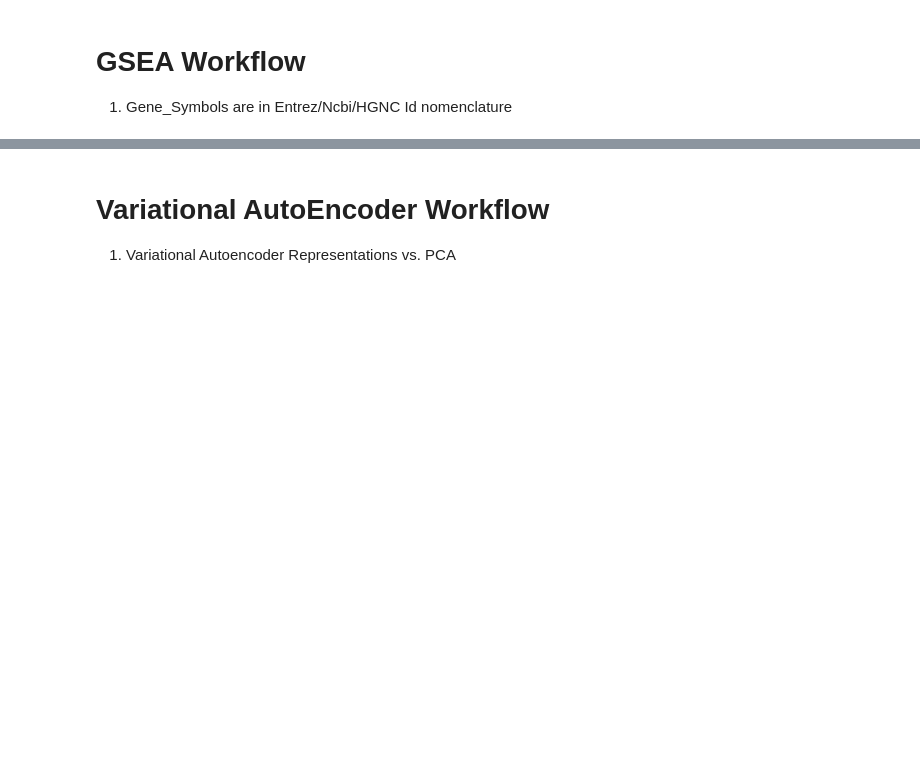
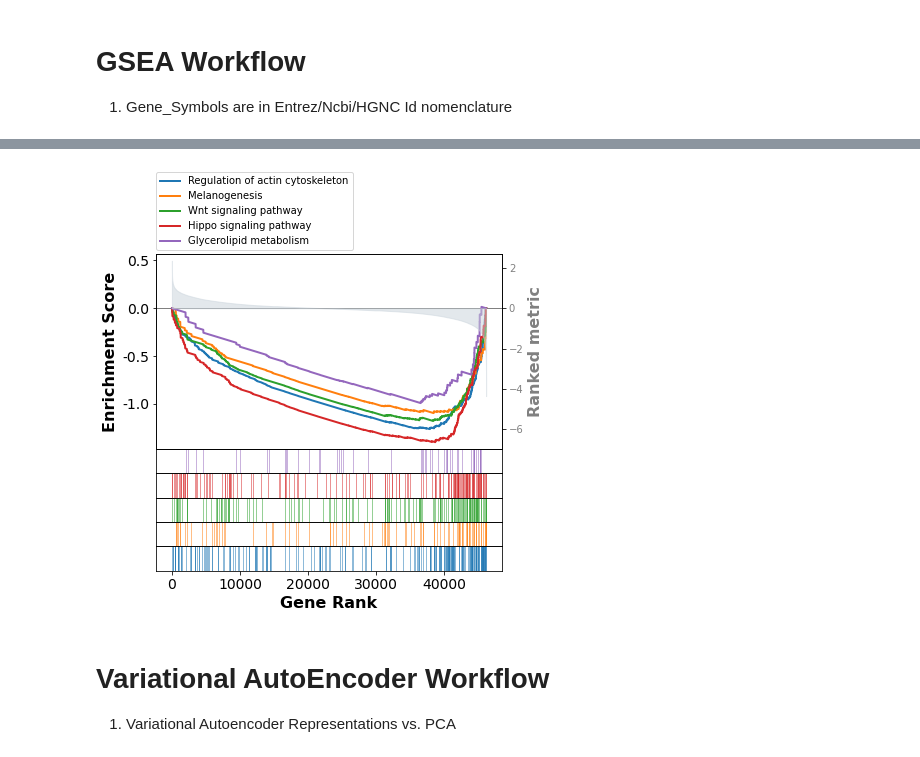
Before and after one commit to alexjimenez99/GSEA_RNAseq, a Jupyter notebook: SCANPY_RNAseq_Aging.ipynb, the cells around one changed output, grey strips where cells are left out. Cells and saved outputs as stored; diff of their text form; code cells hidden in the pictures; blank space fills up the shorter version.

```diff
--- a/SCANPY_RNAseq_Aging.ipynb
+++ b/SCANPY_RNAseq_Aging.ipynb
@@ -114,5 +102,4 @@ Name: count, dtype: int64
 # %%
-import gseapy as gp
 
 def load_gene_dicts(prefix):
 
@@ -130,10 +117,10 @@ def load_gene_dicts(prefix):
 
   return library_dict
 
-prefix = '/content/drive/MyDrive/DataScience/Portfolio Development/Clustering/RNASeq/GSEA_RNAseq/gene_libraries/'
+# prefix = '/content/drive/MyDrive/DataScience/Portfolio Development/Clustering/RNASeq/GSEA_RNAseq/gene_libraries/'
 
 # Beginning of the folder paths
-# prefix = 'gene_libraries/'
+prefix = 'gene_libraries/'
 library_dict = load_gene_dicts(prefix)
 # %%
 data['structure_name'].value_counts()
@@ -233,3 +245,8 @@ plot_hmaps()
+# %%
+terms = enrichment_objects['KEGG'].res2d.Term
+axs = enrichment_objects['KEGG'].plot(terms=terms[:5], figsize = (15, 12)) # v1.0.5
+# %% [output]
+[figure, added]
 # %% [markdown]
 # Variational AutoEncoder Workflow
 1. Variational Autoencoder Representations vs. PCA
```
Also changed, not shown: parts of 11 cells of this notebook.
